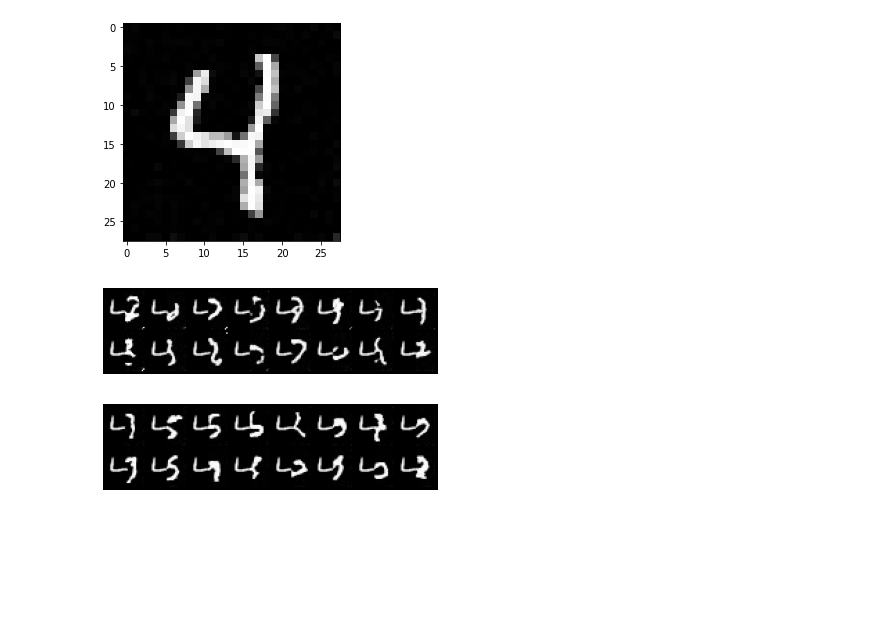
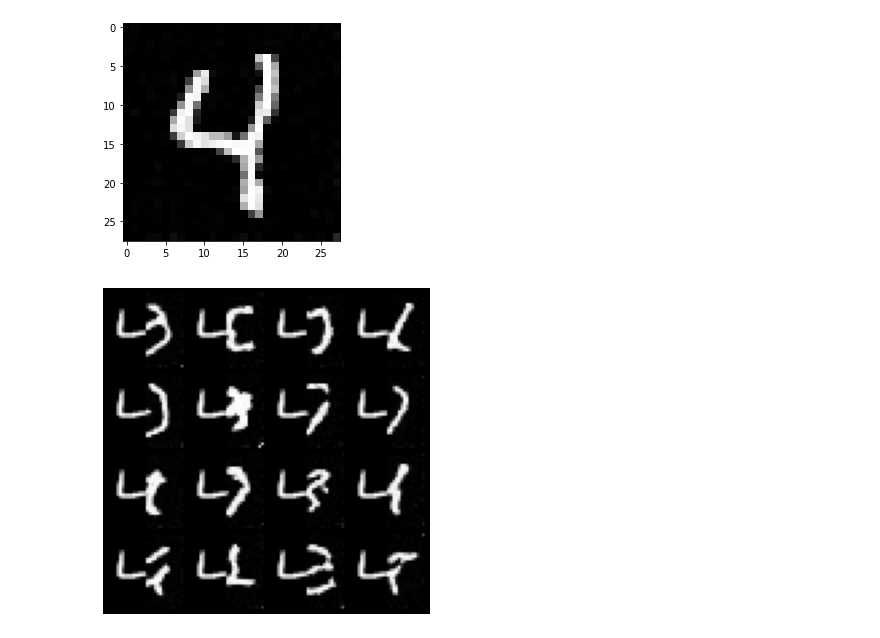
Before and after one commit to harrya32/conditional_diffusion_simulation, a Jupyter notebook: MNIST example.ipynb, the cells around one changed output. Cells and saved outputs as stored; diff of their text form; code cells hidden in the pictures; blank space fills up the shorter version.

```diff
--- a/MNIST example.ipynb
+++ b/MNIST example.ipynb
@@ -520,7 +520,7 @@ def CDiffE_Euler_Maruyama_sampler(score_model,
                            y_obs,
                            batch_size=16,
                            num_steps=1000,
-                           eps=1e-5, sigma_min=sigma_min, sigma_max=sigma_max, diffused_y=None):
+                           eps=1e-3, sigma_min=sigma_min, sigma_max=sigma_max, diffused_y=None):
 
     t = torch.ones(batch_size, device=device)
     x = torch.randn(batch_size, 1, 28, 28, device=device) * marginal_prob_std(1)
@@ -592,32 +592,17 @@ def CDiffE_pc_sampler(score_model,
 # %%
 diff = get_diffused(data[2][0][0], 1000, sde_VE, sigma_min, sigma_max)
 # %%
-samples = CDiffE_Euler_Maruyama_sampler(score_model, marginal_prob_std_fn, diffusion_coeff_fn, samples[0][0], diffused_y = diff)
+samples = CDiffE_Euler_Maruyama_sampler(score_model, marginal_prob_std_fn, diffusion_coeff_fn, data[2][0][0], diffused_y = diff)
 
 
 samples = samples.clamp(0.0, 1.0)
 %matplotlib inline
 import matplotlib.pyplot as plt
-sample_grid = make_grid(samples, nrow=int(np.sqrt(sample_batch_size)))
+sample_grid = make_grid(samples, nrow=int(np.sqrt(16)))
 
 plt.figure(figsize=(6,6))
 plt.axis('off')
 plt.imshow(sample_grid.permute(1, 2, 0).cpu(), vmin=0., vmax=1.)
 plt.show()
 # %% [output]
-[figure, old version]
+[figure, new version]
-# %%
-samples = CDiffE_pc_sampler(score_model, marginal_prob_std_fn, diffusion_coeff_fn, samples[0][0], diffused_y = diff)
-
-
-samples = samples.clamp(0.0, 1.0)
-%matplotlib inline
-import matplotlib.pyplot as plt
-sample_grid = make_grid(samples, nrow=int(np.sqrt(sample_batch_size)))
-
-plt.figure(figsize=(6,6))
-plt.axis('off')
-plt.imshow(sample_grid.permute(1, 2, 0).cpu(), vmin=0., vmax=1.)
-plt.show()
-# %% [output]
-[figure, removed]
```
Also changed, not shown: parts of 23 cells of this notebook.
